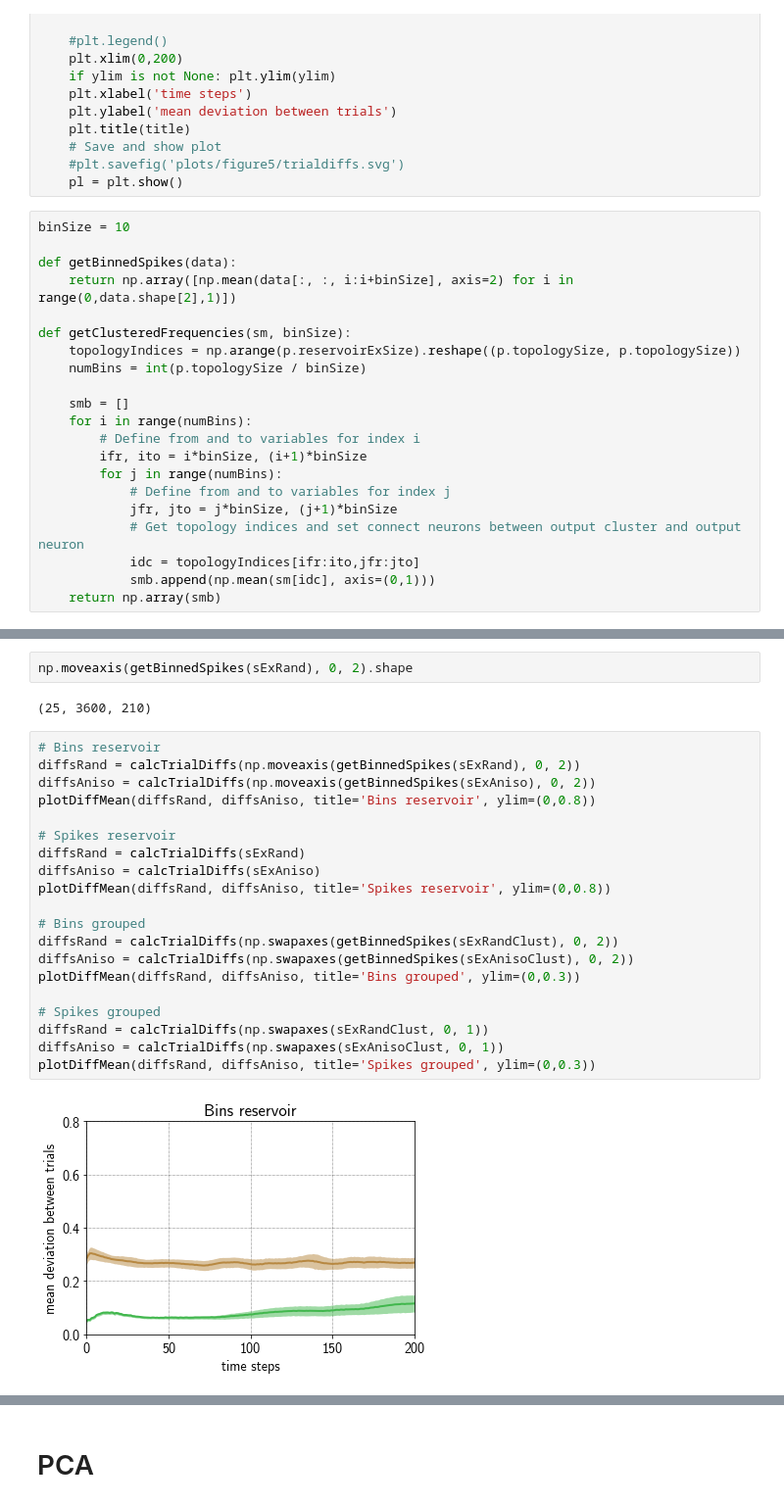
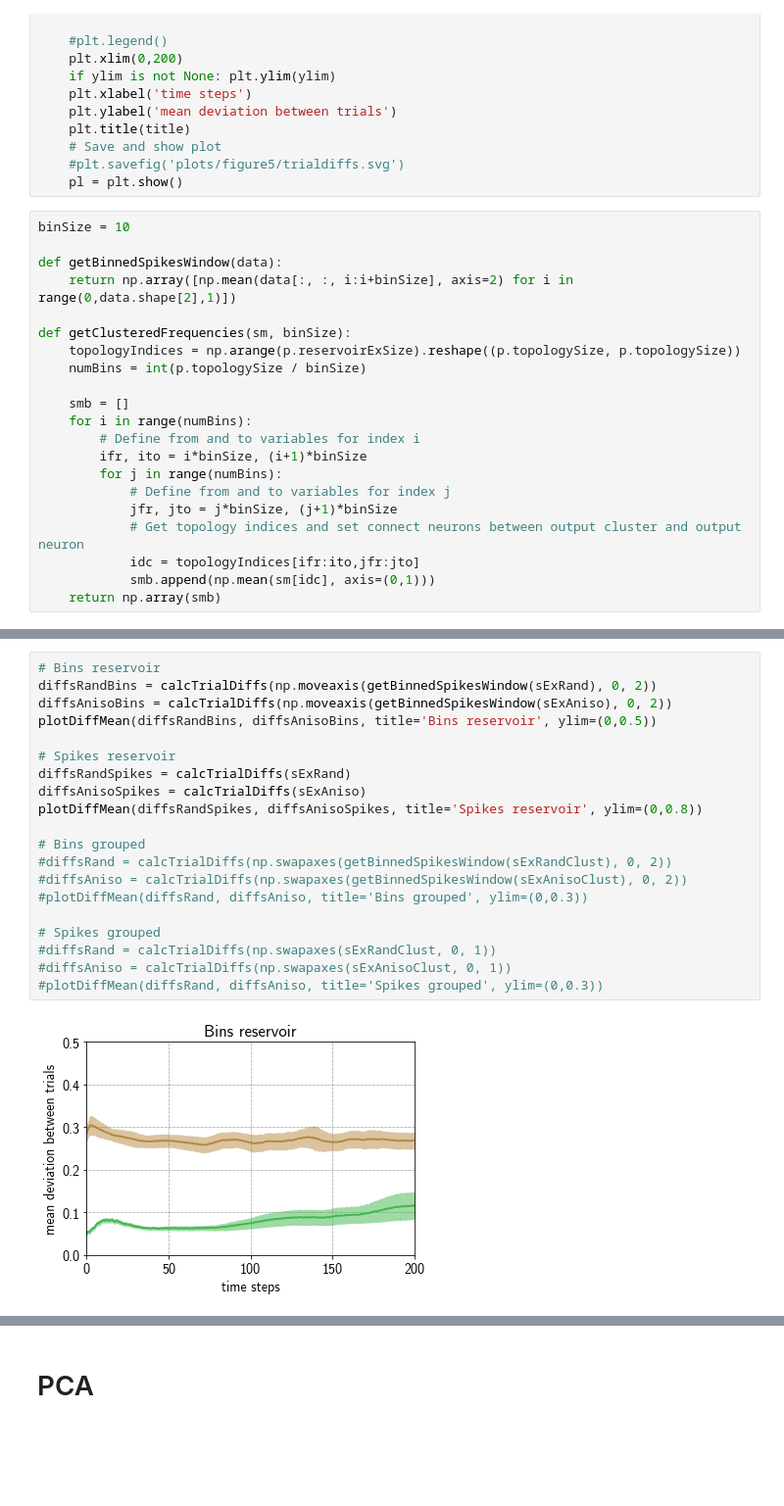
Before and after one commit to sagacitysite/pelenet, a Jupyter notebook: readout-learning_comparison.ipynb, the cells around one changed output, grey strips where cells are left out. Shown at 98% size. Cells and saved outputs as stored; diff of their text form; blank space fills up the shorter version.

```diff
--- a/readout-learning_comparison.ipynb
+++ b/readout-learning_comparison.ipynb
@@ -137,7 +179,7 @@ def plotDiffMean(diffsRand, diffsAniso, title, ylim=None):
 # %%
 binSize = 10
 
-def getBinnedSpikes(data):
+def getBinnedSpikesWindow(data):
     return np.array([np.mean(data[:, :, i:i+binSize], axis=2) for i in range(0,data.shape[2],1)])
 
 def getClusteredFrequencies(sm, binSize):
@@ -162,27 +200,23 @@ sExRand.shape
-# %%
-np.moveaxis(getBinnedSpikes(sExRand), 0, 2).shape
-# %% [output]
-(25, 3600, 210)
 # %%
 # Bins reservoir
-diffsRand = calcTrialDiffs(np.moveaxis(getBinnedSpikes(sExRand), 0, 2))
-diffsAniso = calcTrialDiffs(np.moveaxis(getBinnedSpikes(sExAniso), 0, 2))
-plotDiffMean(diffsRand, diffsAniso, title='Bins reservoir', ylim=(0,0.8))
+diffsRandBins = calcTrialDiffs(np.moveaxis(getBinnedSpikesWindow(sExRand), 0, 2))
+diffsAnisoBins = calcTrialDiffs(np.moveaxis(getBinnedSpikesWindow(sExAniso), 0, 2))
+plotDiffMean(diffsRandBins, diffsAnisoBins, title='Bins reservoir', ylim=(0,0.5))
 
 # Spikes reservoir
-diffsRand = calcTrialDiffs(sExRand)
-diffsAniso = calcTrialDiffs(sExAniso)
-plotDiffMean(diffsRand, diffsAniso, title='Spikes reservoir', ylim=(0,0.8))
+diffsRandSpikes = calcTrialDiffs(sExRand)
+diffsAnisoSpikes = calcTrialDiffs(sExAniso)
+plotDiffMean(diffsRandSpikes, diffsAnisoSpikes, title='Spikes reservoir', ylim=(0,0.8))
 
 # Bins grouped
-diffsRand = calcTrialDiffs(np.swapaxes(getBinnedSpikes(sExRandClust), 0, 2))
-diffsAniso = calcTrialDiffs(np.swapaxes(getBinnedSpikes(sExAnisoClust), 0, 2))
-plotDiffMean(diffsRand, diffsAniso, title='Bins grouped', ylim=(0,0.3))
+#diffsRand = calcTrialDiffs(np.swapaxes(getBinnedSpikesWindow(sExRandClust), 0, 2))
+#diffsAniso = calcTrialDiffs(np.swapaxes(getBinnedSpikesWindow(sExAnisoClust), 0, 2))
+#plotDiffMean(diffsRand, diffsAniso, title='Bins grouped', ylim=(0,0.3))
 
 # Spikes grouped
-diffsRand = calcTrialDiffs(np.swapaxes(sExRandClust, 0, 1))
-diffsAniso = calcTrialDiffs(np.swapaxes(sExAnisoClust, 0, 1))
-plotDiffMean(diffsRand, diffsAniso, title='Spikes grouped', ylim=(0,0.3))
+#diffsRand = calcTrialDiffs(np.swapaxes(sExRandClust, 0, 1))
+#diffsAniso = calcTrialDiffs(np.swapaxes(sExAnisoClust, 0, 1))
+#plotDiffMean(diffsRand, diffsAniso, title='Spikes grouped', ylim=(0,0.3))
 # %% [output]
-[figure, old version]
+[figure, new version]
 [figure]
```
Also changed, not shown: parts of 40 cells of this notebook, 5 other files.
